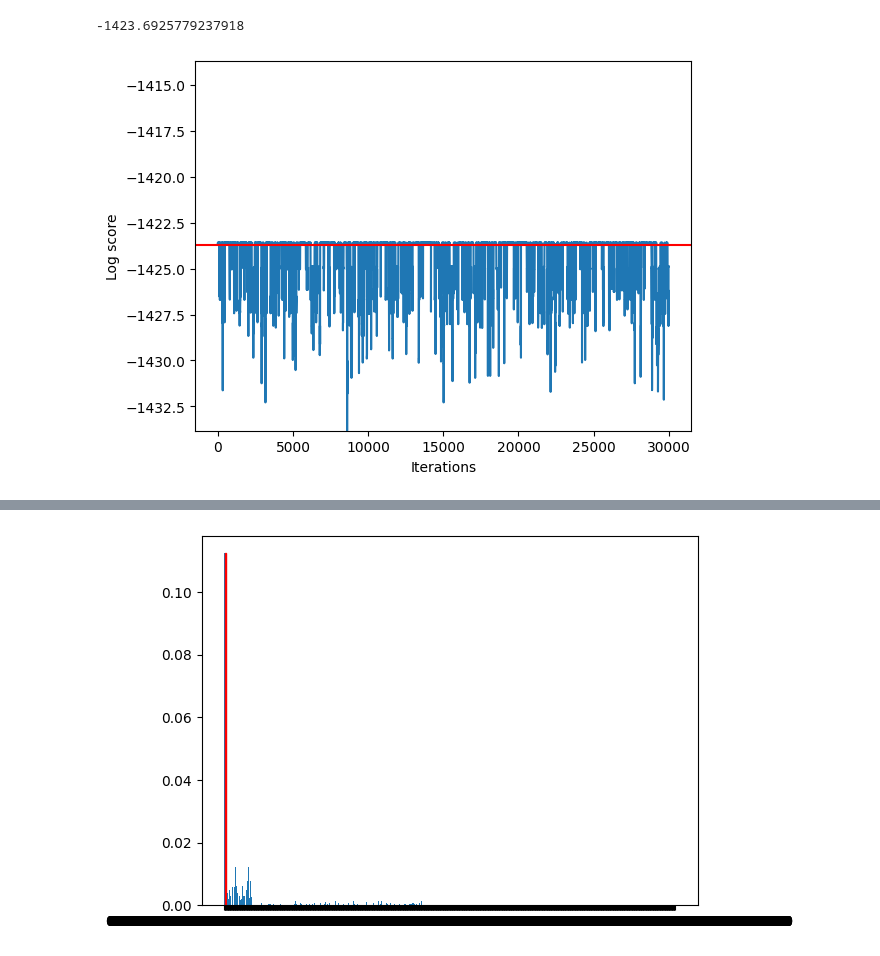
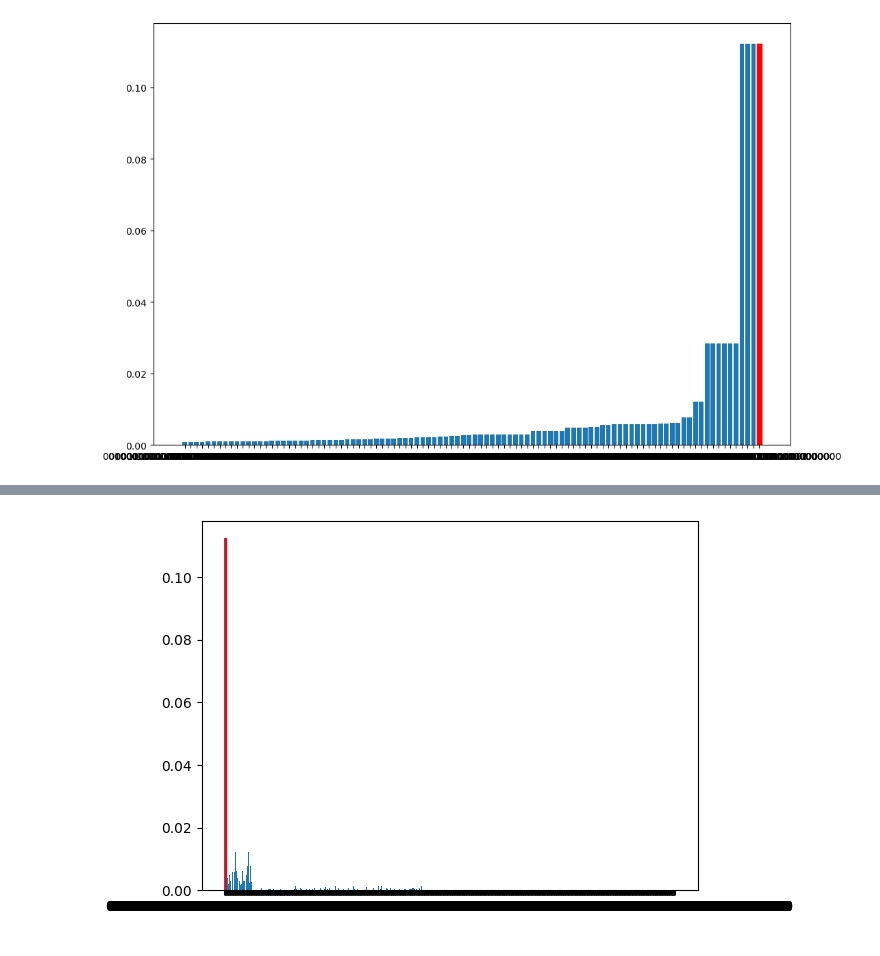
Before and after one commit to human-technology-institute/structure_learning, a Jupyter notebook: examples/partition_mcmc.ipynb, the cells around one changed output, grey strips where cells are left out. Drawn from its saved outputs; the diff is of its cells as text; code cells hidden in the pictures.

```diff
--- a/examples/partition_mcmc.ipynb
+++ b/examples/partition_mcmc.ipynb
@@ -67,28 +56,13 @@ True
-# %%
-from mcmc.utils.partition_utils import convert_partition_to_party_permy_posy, build_partition
-from mcmc.utils.score_utils import partition_score
-from matplotlib import pyplot as plt
-
-def get_mcmc_scores(results):
-        mcmc_graph_lst = []
-        for i in results:
-            mcmc_graph_lst.append( results[i]['score_current'] )
-        return mcmc_graph_lst
-scores = get_mcmc_scores(mcmc_results)
-
-true_partition = build_partition(incidence=synthetic_data.adj_mat.values, node_labels=list(synthetic_data.data.columns))
-party_curr, permy_curr, posy_curr = convert_partition_to_party_permy_posy(true_partition)
-true_score = partition_score(M.node_labels, M.node_labels, M.parent_table, M.score_table, permy_curr, party_curr, posy_curr )
-true_score = sum(true_score['total_scores'].values())
-plt.plot(range(len(scores)), scores)
-plt.axhline(true_score, color='r')
-plt.ylim(min(scores), true_score+10)
-plt.xlabel('Iterations')
-plt.ylabel('Log score')
-print(true_score)
-# %% [output]
--1423.6925779237918
-[figure, removed]
+# %%
+from structure_learning.distributions import Distribution
+from structure_learning.scores import BGeScore, BDeuScore
+
+true_dist = Distribution.compute_distribution(synthetic_data.data, score=BGeScore)
+# %%
+bars2, keys, counts = true_dist.plot(prop='p', sort=True, limit=100)
+bars2[np.where(np.array(keys)==key)[0][0]].set_color('red')
+# %% [output]
+[figure, added]
 # %%
 from mcmc.evaluation.metrics import kl_divergence, jensen_shannon_divergence, mean_squared_error, mean_absolute_error
 from mcmc.inference.posterior import generate_all_dags_keys, generate_all_dags
```
Also changed, not shown: parts of 9 cells of this notebook, 15 other files.
